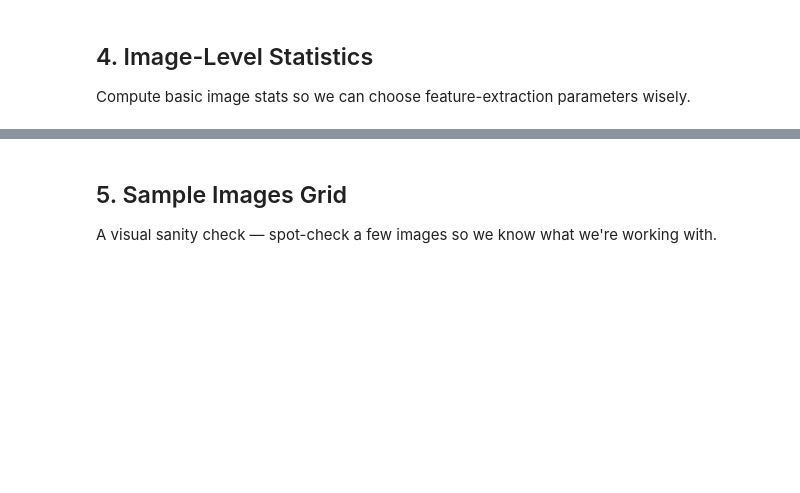
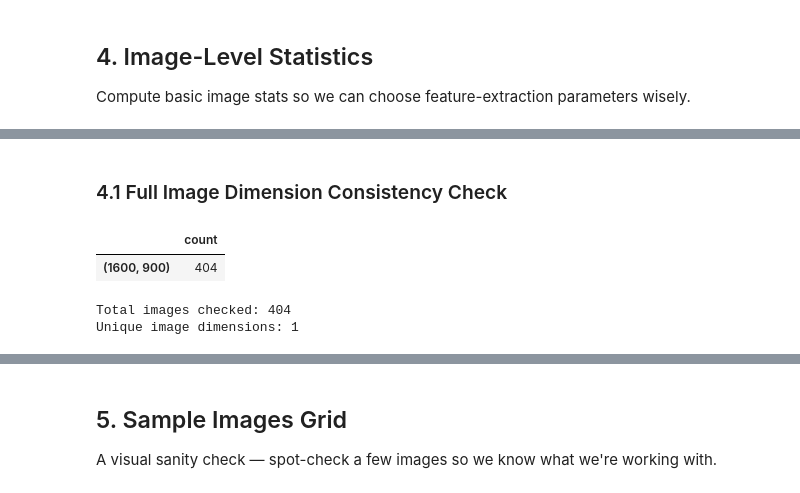
Before and after one commit to LeeMing988/nuscenes-scene-classification-ml, a Jupyter notebook: 01_eda.ipynb, the cells around one changed output, grey strips where cells are left out. Cells and saved outputs as stored; diff of their text form; code cells hidden in the pictures; blank space fills up the shorter version.

```diff
--- a/01_eda.ipynb
+++ b/01_eda.ipynb
@@ -145,3 +263,22 @@ print(f'Mean luma: {np.mean(brightness_vals):.3f}  (range {min(brightness_vals):
+# %% [markdown]
+### 4.1 Full Image Dimension Consistency Check
+# %%
+all_dims = []
+
+for pth in df_meta["image_path"]:
+    img = Image.open(pth)
+    all_dims.append(img.size)  # (width, height)
+
+dim_counts = pd.Series(all_dims).value_counts()
+display(dim_counts.to_frame("count"))
+
+print("Total images checked:", len(all_dims))
+print("Unique image dimensions:", len(dim_counts))
+# %% [output]
+|  | count |
+| (1600, 900) | 404 |
+Total images checked: 404
+Unique image dimensions: 1
 # %%
 # Visualise brightness histogram
 fig, ax = plt.subplots(figsize=(9, 4))
```
Also changed, not shown: parts of 21 cells of this notebook, 10 other files.
